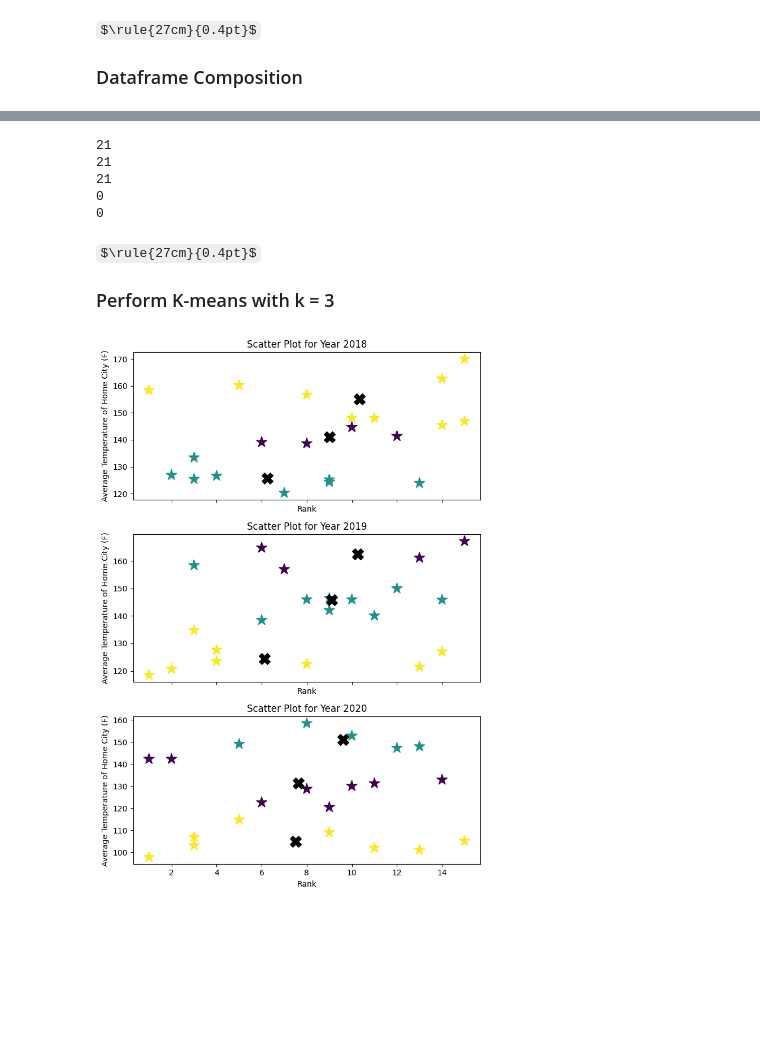
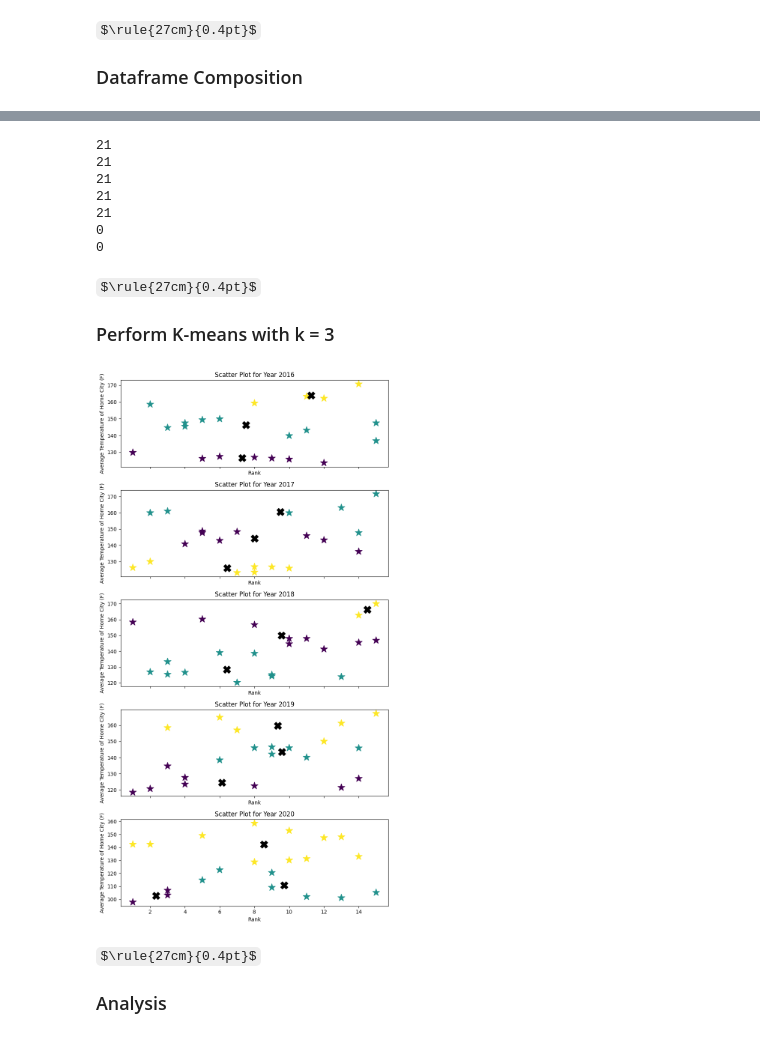
Before and after one commit to colekrant/ADS-Final-Project, a Jupyter notebook: weather.ipynb, the cells around one changed output, grey strips where cells are left out. Drawn from its saved outputs; the diff is of its cells as text; code cells hidden in the pictures; some formulas as TeX source; blank space fills up the shorter version.

```diff
--- a/weather.ipynb
+++ b/weather.ipynb
@@ -130,12 +130,16 @@ print(df_master.head(5))
 # %%
 #--------------------------------------------------------------------------------#
 # Break the data up by year
+df_16 = df_master[df_master["Year"] == 2016]
+df_17 = df_master[df_master["Year"] == 2017]
 df_18 = df_master[df_master["Year"] == 2018]
 df_19 = df_master[df_master["Year"] == 2019]
 df_20 = df_master[df_master["Year"] == 2020]
 df_21 = df_master[df_master["Year"] == 2021]
 df_22 = df_master[df_master["Year"] == 2022]
 
+print(df_16.shape[0])
+print(df_17.shape[0])
 print(df_18.shape[0])
 print(df_19.shape[0])
 print(df_20.shape[0])
@@ -145,6 +149,8 @@ print(df_21.shape[0])
 print(df_22.shape[0])
 #--------------------------------------------------------------------------------#
 # %% [output]
+21
+21
 21
 21
 21
@@ -159,36 +165,41 @@ $\rule{27cm}{0.4pt}$
 centroids_20, clusters_20, mean_error_20 = kMeans(df_20[["Rank", "AvgTemperature"]], k=3)
 centroids_19, clusters_19, mean_error_19 = kMeans(df_19[["Rank", "AvgTemperature"]], k=3)
 centroids_18, clusters_18, mean_error_18 = kMeans(df_18[["Rank", "AvgTemperature"]], k=3)
+centroids_17, clusters_17, mean_error_17 = kMeans(df_17[["Rank", "AvgTemperature"]], k=3)
+centroids_16, clusters_16, mean_error_16 = kMeans(df_16[["Rank", "AvgTemperature"]], k=3)
 #--------------------------------------------------------------------------------#
 # %%
 #--------------------------------------------------------------------------------#
 # Organize output
-dataframes = [df_18, df_19, df_20, df_21, df_22]
-clusters = [clusters_18, clusters_19, clusters_20]
-years = [2018, 2019, 2020, 2021, 2022, 2023]
-centroids = [centroids_18,centroids_19,centroids_20]
+dataframes = [df_16, df_17, df_18, df_19, df_20]
+clusters = [clusters_16, clusters_17, clusters_18, clusters_19, clusters_20]
+years = [2016, 2017, 2018, 2019, 2020, 2021]
+centroids = [centroids_16, centroids_17, centroids_18,centroids_19,centroids_20]
 #--------------------------------------------------------------------------------#
 
 #--------------------------------------------------------------------------------#
 # Plot the data
 
 ## Initialize Plot
-fig, axes = plt.subplots(3, 1, figsize=(7, 10), sharex=True)
+fig, axes = plt.subplots(5, 1, figsize=(8, 15), sharex=True)
 
 ## Loop: Scatter Plot for each Year
 for i, (year, dataframe, cluster) in enumerate(zip(years, dataframes, clusters)):
     ax = axes[i]
     ax.scatter(dataframe['Rank'], dataframe['AvgTemperature'], c=cluster, marker='*', s=200)
     ax.set_xlabel("Rank")
     ax.set_ylabel("Average Temperature of Home City (F)")
     ax.set_title("Scatter Plot for Year " + str(year))
     ## Plot centroids
     ax.scatter(centroids[i][:, 0], centroids[i][:, 1], marker='X', s=200, c='black')
 
 plt.tight_layout()
 plt.show()
 
 plt.show()
 #--------------------------------------------------------------------------------#
 # %% [output]
-[figure, old version]
+[figure, new version]
+# %% [markdown]
+$\rule{27cm}{0.4pt}$
+### Analysis
```
Also changed, not shown: parts of 1 cell of this notebook.
